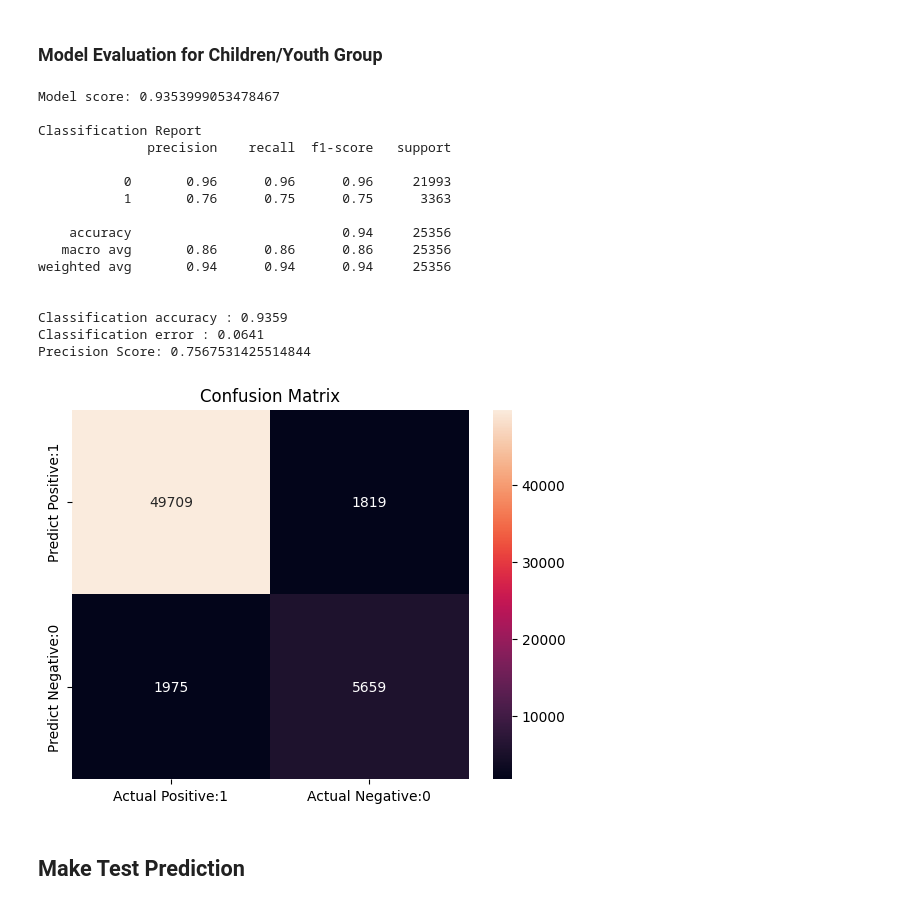
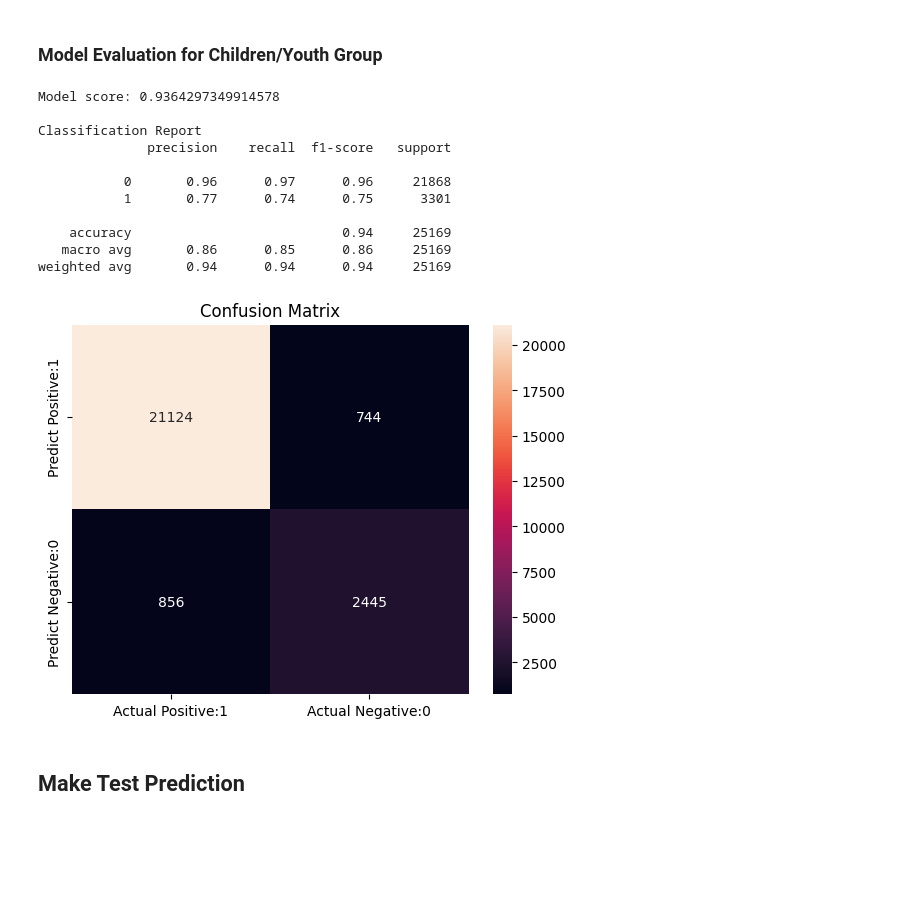
Before and after one commit to abccastro/House-Price-Prediction-using-Polynomial-Regression, a Jupyter notebook: Project/AML2203/Mid-term Project/AML2203 - Group 7 (Mid-term Project).ipynb, the cells around one changed output. Cells and saved outputs as stored; diff of their text form; code cells hidden in the pictures; blank space fills up the shorter version.

```diff
--- a/Project/AML2203/Mid-term Project/AML2203 - Group 7 (Mid-term Project).ipynb
+++ b/Project/AML2203/Mid-term Project/AML2203 - Group 7 (Mid-term Project).ipynb
@@ -573,27 +622,22 @@ LogisticRegression()
 # %% [markdown]
 ### Model Evaluation for Children/Youth Group
-# %%
-evaluateModel(model_children_youth, X_train, X_test, y_train, y_test)
-# %% [output]
-Model score: 0.9353999053478467
-
-Classification Report
-              precision    recall  f1-score   support
-
-           0       0.96      0.96      0.96     21993
-           1       0.76      0.75      0.75      3363
-
-    accuracy                           0.94     25356
-   macro avg       0.86      0.86      0.86     25356
-weighted avg       0.94      0.94      0.94     25356
-
-
-Classification accuracy : 0.9359
-Classification error : 0.0641
-Precision Score: 0.7567531425514844
-[figure, removed]
+# %%
+evaluateModel(model_children_youth, X_test_cy, y_test_cy)
+# %% [output]
+Model score: 0.9364297349914578
+
+Classification Report
+              precision    recall  f1-score   support
+
+           0       0.96      0.97      0.96     21868
+           1       0.77      0.74      0.75      3301
+
+    accuracy                           0.94     25169
+   macro avg       0.86      0.85      0.86     25169
+weighted avg       0.94      0.94      0.94     25169
+[figure, added]
 # %% [markdown]
-## Make Test Prediction<a id="toc-04"></a>
+## Make Test Prediction<a id="toc-05"></a>
 # %%
 def getPrediction(age_group, model, input):
 
```
Also changed, not shown: parts of 55 cells of this notebook.
